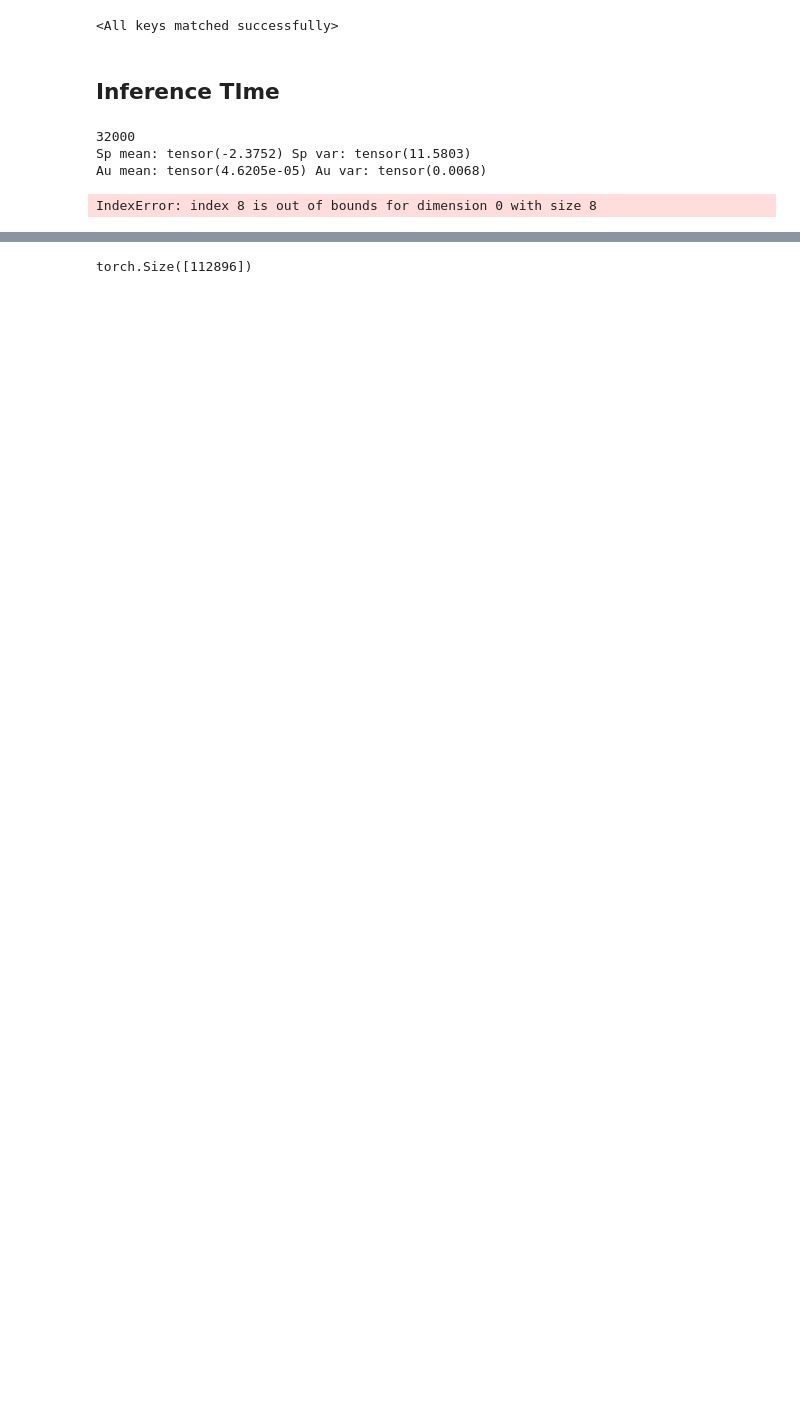
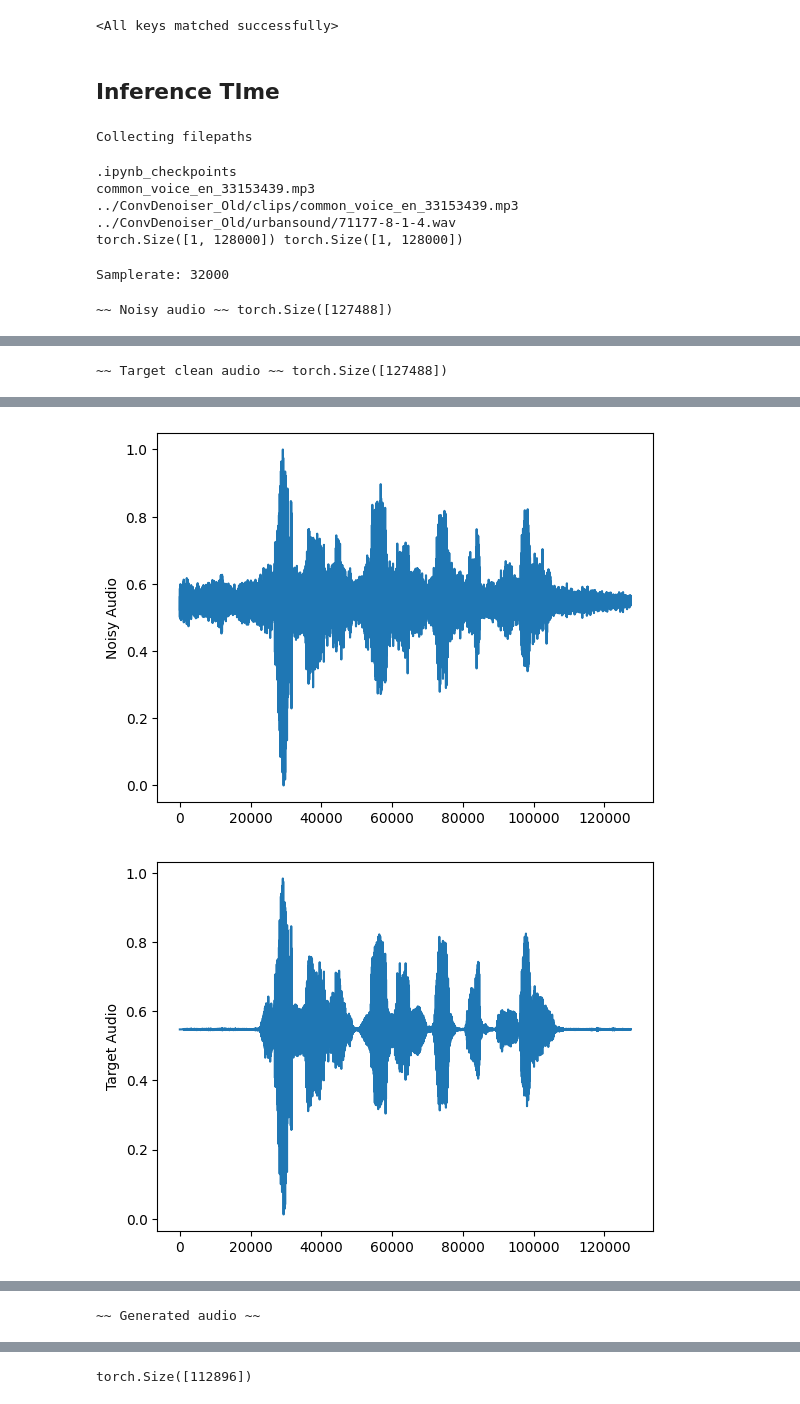
Before and after one commit to WouterBesse/ConvDenoiser, a Jupyter notebook: WaveVae_Playground.ipynb, the cells around one changed output, grey strips where cells are left out. Saved outputs shown, nothing was run; the diff lists cells and outputs as text; code cells hidden in the pictures; blank space fills up the shorter version.

```diff
--- a/WaveVae_Playground.ipynb
+++ b/WaveVae_Playground.ipynb
@@ -18,7 +18,7 @@ def printGPUInfo():
 
 # printGPUInfo()
 
-learning_rate = 0.0001
+learning_rate = 0.00001
 batchsize = 32
 loss_fn = torch.nn.CrossEntropyLoss(reduce = False)
 device='cuda'
@@ -40,7 +40,7 @@ if device_count > 1 and device.upper() == 'CUDA':
     denoiser = nn.DataParallel(denoiser)
     print('multiple device using :', device_count)
 
-spdataset = WNVAE.WaveVaeDataset("../ConvDenoiser_Old/clips", "../ConvDenoiser_Old/urbansound", clip_length = 256, clips = 2000)
+spdataset = WNVAE.WaveVaeDataset("../ConvDenoiser_Old/clips", "../ConvDenoiser_Old/urbansound", clip_length = 256, clips = 4000)
 sptestdataset = WNVAE.WaveVaeDataset("../ConvDenoiser_Old/testdata", "../ConvDenoiser_Old/urbansound", clip_length = 256, clips = 50)
 
 spdataloader = DataLoader(spdataset, batch_size=batchsize, shuffle=True, pin_memory = True, num_workers =  4 * torch.cuda.device_count())
@@ -537,16 +552,16 @@ import numpy as np
 device='cuda:3'
 
 # Model hyperparameters
-features = 64
+features = 40
 rec_field = 16
 upsamples = [2, 2, 2, 2, 2, 2]
-latent_space_dim = 32
+latent_space_dim = 64
 
 denoiser = WNVAE.WaveNetVAE(input_size = (features, rec_field), device = device, num_hiddens = 768, dil_rates = upsamples, zsize = latent_space_dim)
 denoiser.to(device)
 
 # original saved file with DataParallel
-state_dict = torch.load("./vaemodelsnoisy2/WaveVaeTestModelInbetweenModel15")
+state_dict = torch.load("./vaemodelsnoisy2/WaveVaeTestModelInbetweenModel33")
 # create new OrderedDict that does not contain `module.`
 from collections import OrderedDict
 new_state_dict = OrderedDict()
@@ -554,6 +569,6 @@ for k, v in state_dict.items():
     name = k[7:] # remove `module.`
     new_state_dict[name] = v
 
-denoiser.load_state_dict(state_dict)
+denoiser.load_state_dict(new_state_dict)
 # denoiser = denoiser.to(device)
 # %% [output]
@@ -581,8 +596,21 @@ noisy_audio = torch.zeros(0)
 target_audio = torch.zeros(0)
 generated_audio = torch.zeros(0)
 
-spdataset = WNVAE.WaveVaeDataset("./testdata", "./urbansound", clip_length = 256, clips = 1)
+spdataset = WNVAE.WaveVaeDataset("../ConvDenoiser_Old/clips", "../ConvDenoiser_Old/urbansound", clip_length = 256, clips = 2)
 spdataloader = DataLoader(spdataset, batch_size=batch_size, shuffle=False, pin_memory = False)
+
+with tqdm.tqdm(enumerate(spdataloader),total=len(spdataloader),desc=f"Generating!!!") as t:
+        for batch_idx, (x, xspec, target, _) in t:
+            x = x
+            target = target
+            for i in range(batch_size):
+                noisy_audio = torch.cat((noisy_audio, x.squeeze().detach().cpu()[i, 255:257].squeeze()), 0)
+                target_audio = torch.cat((target_audio, target.squeeze().detach().cpu()[i, 255:257].squeeze()), 0)
+
+print("~~ Noisy audio ~~", noisy_audio.size())
+IPython.display.display(IPython.display.Audio(data = noisy_audio.squeeze().cpu().numpy(), rate = 33000))
+print("~~ Target clean audio ~~", target_audio.size())
+IPython.display.display(IPython.display.Audio(data = target_audio.squeeze().cpu().numpy(), rate = 33000))
 
 with tqdm.tqdm(enumerate(spdataloader),total=len(spdataloader),desc=f"Generating!!!") as t:
         for batch_idx, (x, xspec, target, _) in t:
@@ -593,9 +621,9 @@ with tqdm.tqdm(enumerate(spdataloader),total=len(spdataloader),desc=f"Generating
             x_hat, mean, variance = denoiser(x, xspec, True)
 
             for i in range(batch_size):
-                noisy_audio = torch.cat((noisy_audio, x.squeeze().detach().cpu()[i, 255:257].squeeze()), 0)
+                # noisy_audio = torch.cat((noisy_audio, x.squeeze().detach().cpu()[i, 255:257].squeeze()), 0)
                 generated_audio = torch.cat((generated_audio, x_hat.squeeze().detach().cpu()[i, 255:257].squeeze()), 0)
-                target_audio = torch.cat((target_audio, target.squeeze().detach().cpu()[i, 255:257].squeeze()), 0)
+                # target_audio = torch.cat((target_audio, target.squeeze().detach().cpu()[i, 255:257].squeeze()), 0)
             # print(complete_output.size())
             # print(x_hat.squeeze()[:, -1].unsqueeze(1).size())
 
@@ -625,13 +653,16 @@ plt.show()
 plt.plot(generated_audio.detach().cpu().numpy())
 plt.ylabel('Generated Audio')
 plt.show()
-
-IPython.display.Audio(data = generated_audio.squeeze().cpu().numpy(), rate = 33000)
+print("~~ Generated audio ~~")
+IPython.display.display(IPython.display.Audio(data = generated_audio.squeeze().cpu().numpy(), rate = 33000))
 # print(futuresamplereal[-1])
 
 # print(newsample[-1])
 # %% [output]
-32000
-Sp mean: tensor(-2.3752) Sp var: tensor(11.5803)
-Au mean: tensor(4.6205e-05) Au var: tensor(0.0068)
+Collecting filepaths
-IndexError: index 8 is out of bounds for dimension 0 with size 8
+.ipynb_checkpoints
+common_voice_en_33153439.mp3
+../ConvDenoiser_Old/clips/common_voice_en_33153439.mp3 ../ConvDenoiser_Old/urbansound/71177-8-1-4.wav
+torch.Size([1, 128000]) torch.Size([1, 128000])
+Samplerate: 32000
+~~ Noisy audio ~~ torch.Size([127488])
@@ -637,0 +670 @@ IndexError: index 8 is out of bounds for dimension 0 with size 8
+~~ Target clean audio ~~ torch.Size([127488])
@@ -637,0 +672,2 @@ IndexError: index 8 is out of bounds for dimension 0 with size 8
+[figure, added]
+[figure, added]
@@ -637,0 +675 @@ IndexError: index 8 is out of bounds for dimension 0 with size 8
+~~ Generated audio ~~
```
Also changed, not shown: parts of 8 cells of this notebook, 3 other files.
